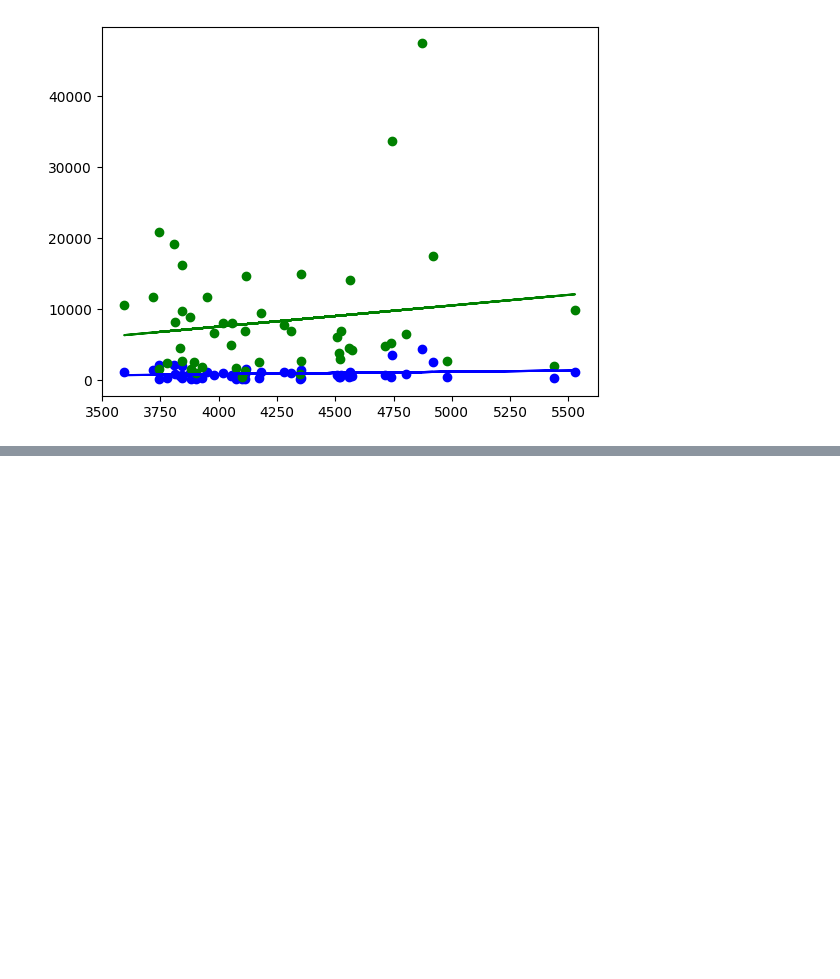
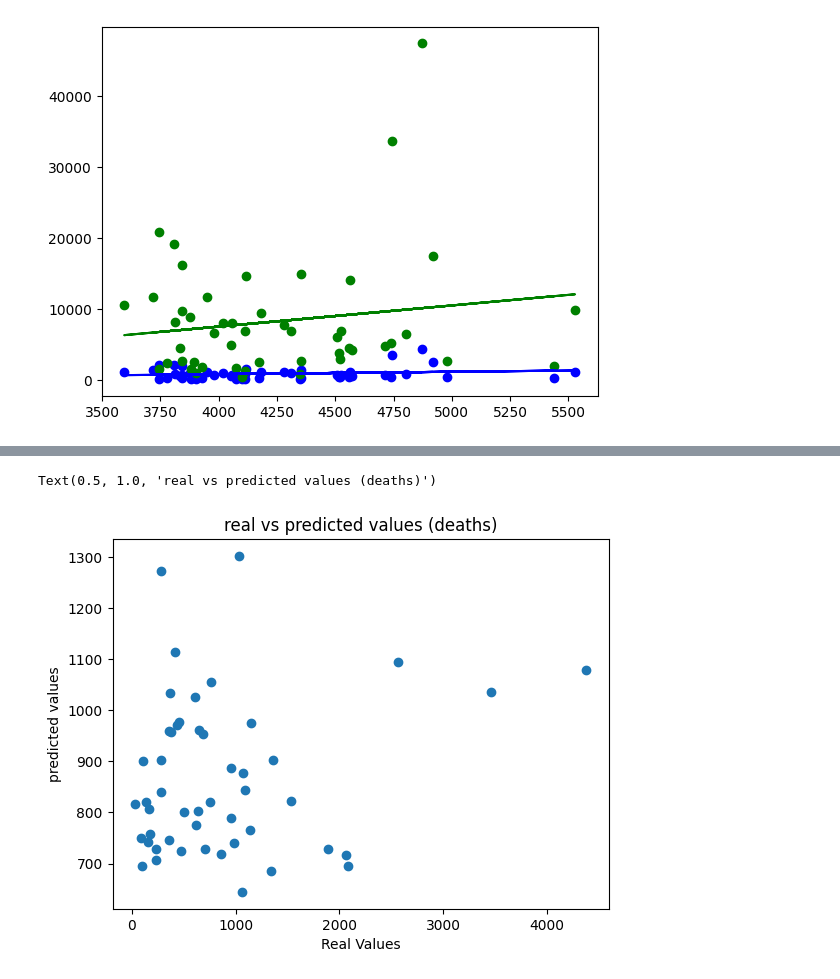
Before and after one commit to VeraSpek/datascience, a Jupyter notebook: model.ipynb, the cells around one changed output, grey strips where cells are left out. Drawn from its saved outputs; the diff is of its cells as text; code cells hidden in the pictures; blank space fills up the shorter version.

```diff
--- a/model.ipynb
+++ b/model.ipynb
@@ -31,0 +108,8 @@ plt.plot(Z, deaths_prediction, color = 'blue')
+# %%
+plt.scatter(deaths,deaths_prediction)
+plt.xlabel("Real Values")
+plt.ylabel("predicted values")
+plt.title("real vs predicted values (deaths)")
+# %% [output]
+Text(0.5, 1.0, 'real vs predicted values (deaths)')
+[figure, added]
```
Also changed, not shown: parts of 15 cells of this notebook.
